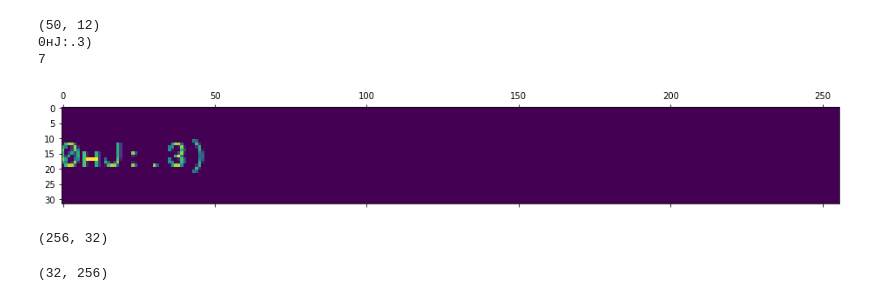
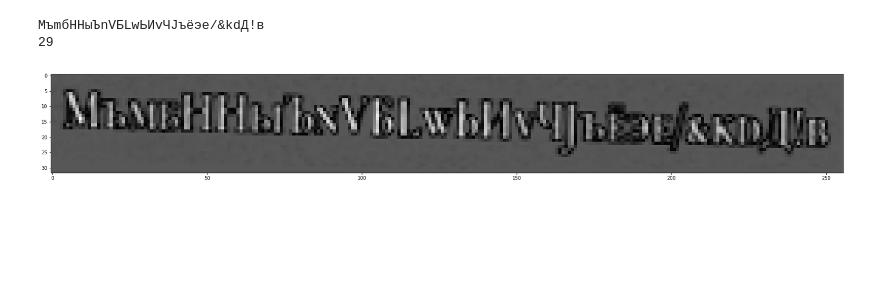
Before and after one commit to dmitrysarov/text_data_generator, a Jupyter notebook: data_generator.ipynb, the cells around one changed output. Cells and saved outputs as stored; diff of their text form; code cells hidden in the pictures; blank space fills up the shorter version.

```diff
--- a/data_generator.ipynb
+++ b/data_generator.ipynb
@@ -172,23 +220,17 @@ class data_generator(object):
 # %%
 import matplotlib.pyplot as plt
 plt.rcParams['figure.figsize'] = (30,30)
+# %%
+# %load_ext line_profiler
+dg = data_generator(background_type=['real','conts'],images_height=32,)
 # %%
-dg = data_generator(background_type=['real'],images_height=32,)
-
-mig = np.array(dg.get_text_image())
-plt.matshow(mig)
+# %lprun -f dg.get_text_image_with_bg dg.get_text_image_with_bg()
+mig = np.array(dg.get_text_image_with_bg())
+plt.imshow(mig, cmap='gray')
+# print(dg.bg_type)
 print(dg.text_string)
 print(len(dg.text_string))
 # %% [output]
-(50, 12)
-0нJ:.3)
-7
+МъmбНHыЪnVБLwЬИvЧJъёэe/&kdД!в
+29
-[figure, old version]
+[figure, new version]
-# %%
-dg.background.size
-# %% [output]
-(256, 32)
-# %%
-mig.shape
-# %% [output]
-(32, 256)
```
Also changed, not shown: parts of 2 cells of this notebook, 2 other files.
